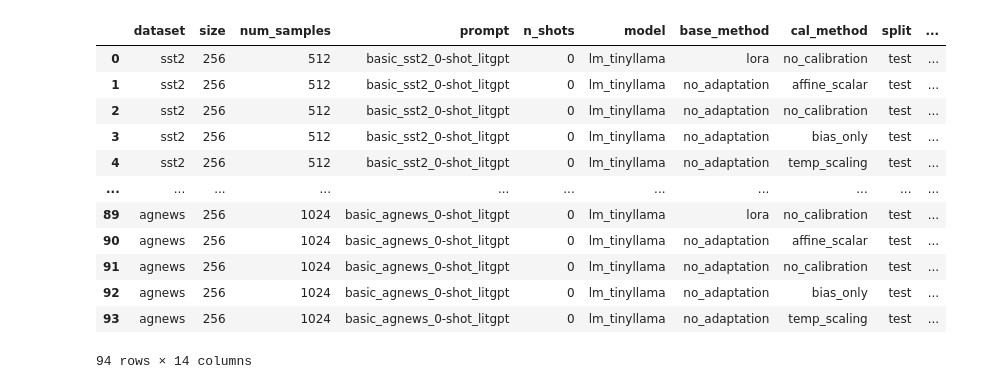
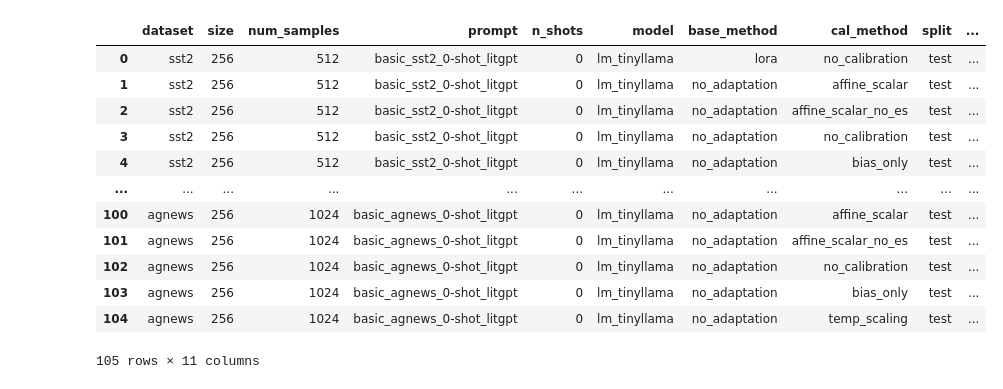
Before and after one commit to LautaroEst/llmcal, a Jupyter notebook: notebooks/results.ipynb, the cells around one changed output. Saved outputs shown, nothing was run; the diff lists cells and outputs as text; code cells hidden in the pictures.

```diff
--- a/notebooks/results.ipynb
+++ b/notebooks/results.ipynb
@@ -6,28 +6,29 @@ import pandas as pd
 %load_ext autoreload
 %autoreload 2
 # %%
-metrics = ["norm_error_rate", "norm_cross_entropy", "ece", "cal_loss_bias", "norm_min_calibration_bias"]
+# metrics = ["norm_error_rate", "norm_cross_entropy", "ece", "cal_loss_bias", "norm_min_calibration_bias"]
+metrics = ["norm_error_rate", "norm_cross_entropy"]
 bootstrap = 0
 random_state = 42
 
 if os.path.exists(f"results_{bootstrap}_{random_state}.csv"):
     df = pd.read_csv(f"results_{bootstrap}_{random_state}.csv", index_col=False)
 else:
     df = compute_results(metrics, bootstrap, random_state)
     df.to_csv(f"results_{bootstrap}_{random_state}.csv", index=False)
 df.loc[:,[c for c in df.columns if ":" not in c ]]
 # %% [output]
 |  | dataset | size | num_samples | prompt | n_shots | model | base_method | cal_method | split | ... |
 | 0 | sst2 | 256 | 512 | basic_sst2_0-shot_litgpt | 0 | lm_tinyllama | lora | no_calibration | test | ... |
 | 1 | sst2 | 256 | 512 | basic_sst2_0-shot_litgpt | 0 | lm_tinyllama | no_adaptation | affine_scalar | test | ... |
-| 2 | sst2 | 256 | 512 | basic_sst2_0-shot_litgpt | 0 | lm_tinyllama | no_adaptation | no_calibration | test | ... |
-| 3 | sst2 | 256 | 512 | basic_sst2_0-shot_litgpt | 0 | lm_tinyllama | no_adaptation | bias_only | test | ... |
-| 4 | sst2 | 256 | 512 | basic_sst2_0-shot_litgpt | 0 | lm_tinyllama | no_adaptation | temp_scaling | test | ... |
+| 2 | sst2 | 256 | 512 | basic_sst2_0-shot_litgpt | 0 | lm_tinyllama | no_adaptation | affine_scalar_no_es | test | ... |
+| 3 | sst2 | 256 | 512 | basic_sst2_0-shot_litgpt | 0 | lm_tinyllama | no_adaptation | no_calibration | test | ... |
+| 4 | sst2 | 256 | 512 | basic_sst2_0-shot_litgpt | 0 | lm_tinyllama | no_adaptation | bias_only | test | ... |
 | ... | ... | ... | ... | ... | ... | ... | ... | ... | ... | ... |
-| 89 | agnews | 256 | 1024 | basic_agnews_0-shot_litgpt | 0 | lm_tinyllama | lora | no_calibration | test | ... |
-| 90 | agnews | 256 | 1024 | basic_agnews_0-shot_litgpt | 0 | lm_tinyllama | no_adaptation | affine_scalar | test | ... |
-| 91 | agnews | 256 | 1024 | basic_agnews_0-shot_litgpt | 0 | lm_tinyllama | no_adaptation | no_calibration | test | ... |
-| 92 | agnews | 256 | 1024 | basic_agnews_0-shot_litgpt | 0 | lm_tinyllama | no_adaptation | bias_only | test | ... |
-| 93 | agnews | 256 | 1024 | basic_agnews_0-shot_litgpt | 0 | lm_tinyllama | no_adaptation | temp_scaling | test | ... |
+| 100 | agnews | 256 | 1024 | basic_agnews_0-shot_litgpt | 0 | lm_tinyllama | no_adaptation | affine_scalar | test | ... |
+| 101 | agnews | 256 | 1024 | basic_agnews_0-shot_litgpt | 0 | lm_tinyllama | no_adaptation | affine_scalar_no_es | test | ... |
+| 102 | agnews | 256 | 1024 | basic_agnews_0-shot_litgpt | 0 | lm_tinyllama | no_adaptation | no_calibration | test | ... |
+| 103 | agnews | 256 | 1024 | basic_agnews_0-shot_litgpt | 0 | lm_tinyllama | no_adaptation | bias_only | test | ... |
+| 104 | agnews | 256 | 1024 | basic_agnews_0-shot_litgpt | 0 | lm_tinyllama | no_adaptation | temp_scaling | test | ... |
-94 rows × 14 columns
+105 rows × 11 columns
 # %%
```
Also changed, not shown: parts of 3 cells of this notebook, 12 other files.
